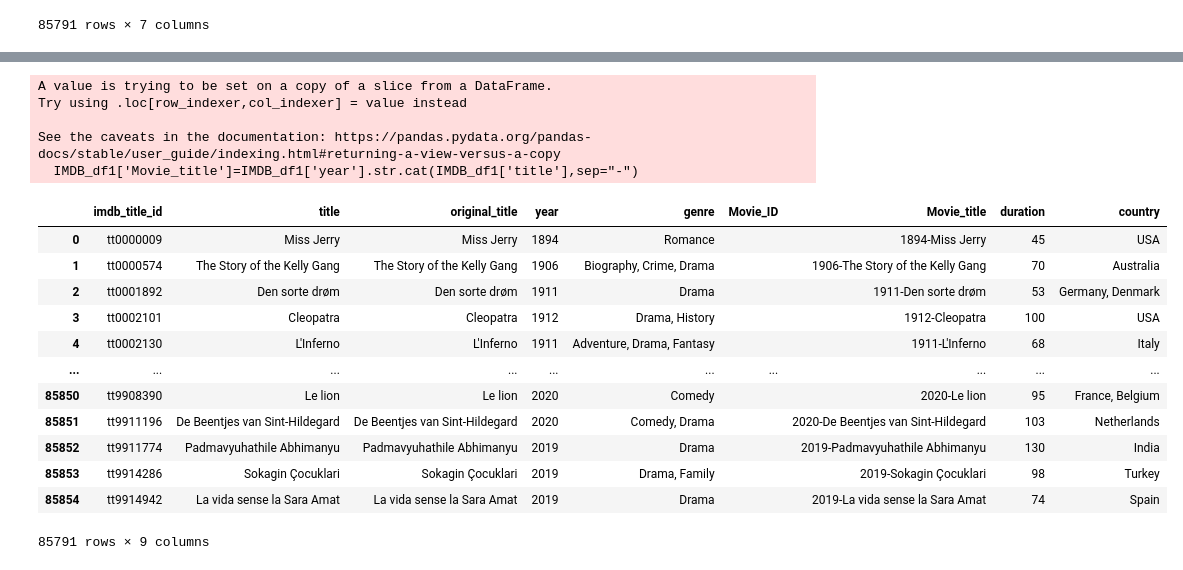
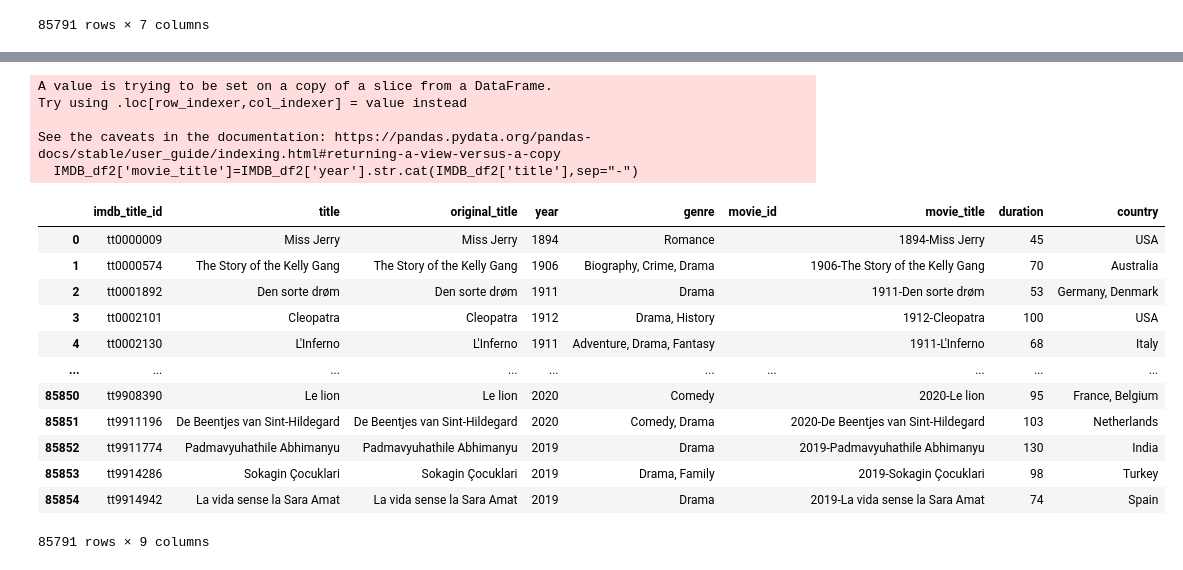
Before and after one commit to corriethomas/ETL-project, a Jupyter notebook: gregb/CleanIMBD_Data.ipynb, the cells around one changed output, grey strips where cells are left out. Drawn from its saved outputs; the diff is of its cells as text; code cells hidden in the pictures.

```diff
--- a/gregb/CleanIMBD_Data.ipynb
+++ b/gregb/CleanIMBD_Data.ipynb
@@ -38,8 +44,8 @@ IMDB_df
 85855 rows × 7 columns
 # %%
 #remove any null values
-IMDB_df1=IMDB_df.dropna()
-IMDB_df1
+IMDB_df2=IMDB_df.dropna()
+IMDB_df2
 # %% [output]
 |  | imdb_title_id | title | original_title | year | genre | duration | country |
 | 0 | tt0000009 | Miss Jerry | Miss Jerry | 1894 | Romance | 45 | USA |
@@ -56,7 +62,7 @@ IMDB_df1
 85791 rows × 7 columns
 # %%
 #add a new column to dataframe that combines the year and movie title and for new movie_id
-IMDB_df1.insert(5,'Movie_ID','')
-IMDB_df1.insert(6, 'Movie_title','')
-IMDB_df1.head()
+IMDB_df2.insert(5,'movie_id','')
+IMDB_df2.insert(6, 'movie_title','')
+IMDB_df2.head()
 # %% [output]
@@ -69,15 +75,15 @@ IMDB_df1.head()
 # %%
 #concat year and title to create formatted movie_title
 #find out what error message means
-IMDB_df1['Movie_title']=IMDB_df1['year'].str.cat(IMDB_df1['title'],sep="-")
-IMDB_df1
+IMDB_df2['movie_title']=IMDB_df2['year'].str.cat(IMDB_df2['title'],sep="-")
+IMDB_df2
 # %% [output]
 A value is trying to be set on a copy of a slice from a DataFrame.
 Try using .loc[row_indexer,col_indexer] = value instead
 
 See the caveats in the documentation: https://pandas.pydata.org/pandas-docs/stable/user_guide/indexing.html#returning-a-view-versus-a-copy
-  IMDB_df1['Movie_title']=IMDB_df1['year'].str.cat(IMDB_df1['title'],sep="-")
+  IMDB_df2['movie_title']=IMDB_df2['year'].str.cat(IMDB_df2['title'],sep="-")
-|  | imdb_title_id | title | original_title | year | genre | Movie_ID | Movie_title | duration | country |
+|  | imdb_title_id | title | original_title | year | genre | movie_id | movie_title | duration | country |
 | 0 | tt0000009 | Miss Jerry | Miss Jerry | 1894 | Romance |  | 1894-Miss Jerry | 45 | USA |
 | 1 | tt0000574 | The Story of the Kelly Gang | The Story of the Kelly Gang | 1906 | Biography, Crime, Drama |  | 1906-The Story of the Kelly Gang | 70 | Australia |
 | 2 | tt0001892 | Den sorte drøm | Den sorte drøm | 1911 | Drama |  | 1911-Den sorte drøm | 53 | Germany, Denmark |
```
Also changed, not shown: parts of 9 cells of this notebook, 2 other files.
